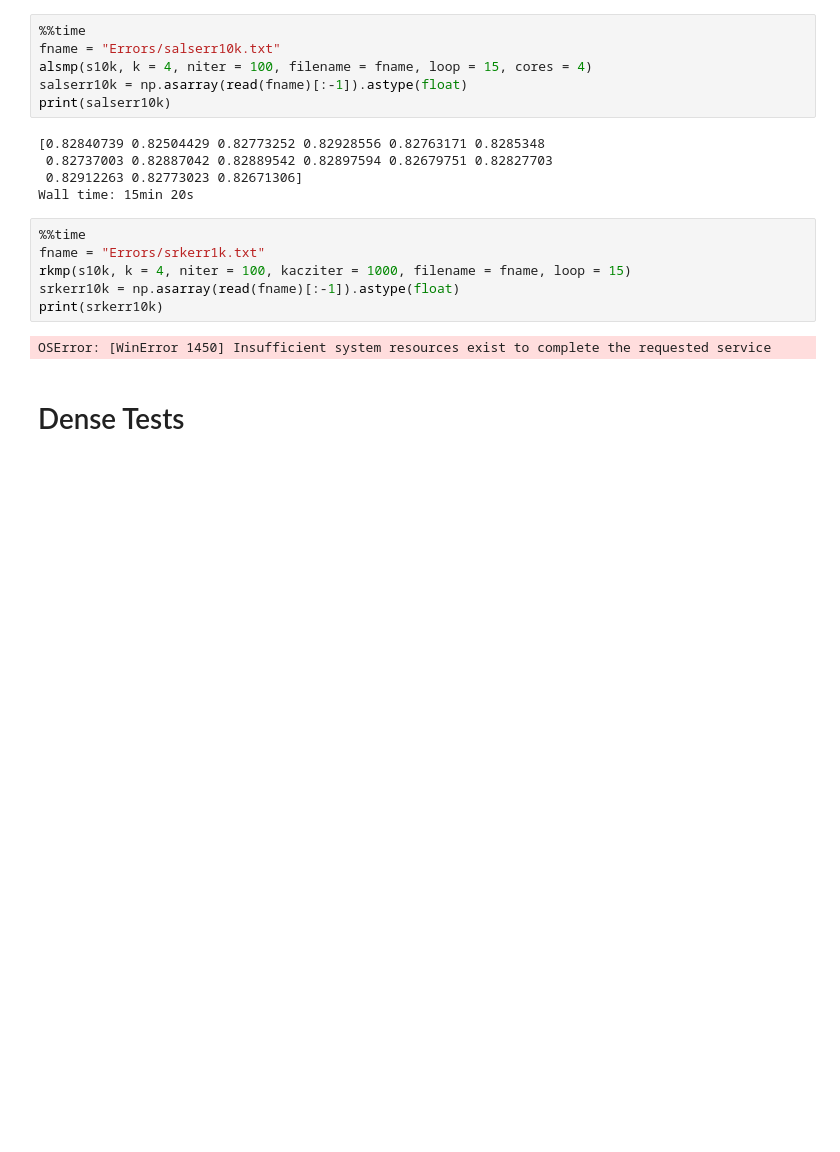
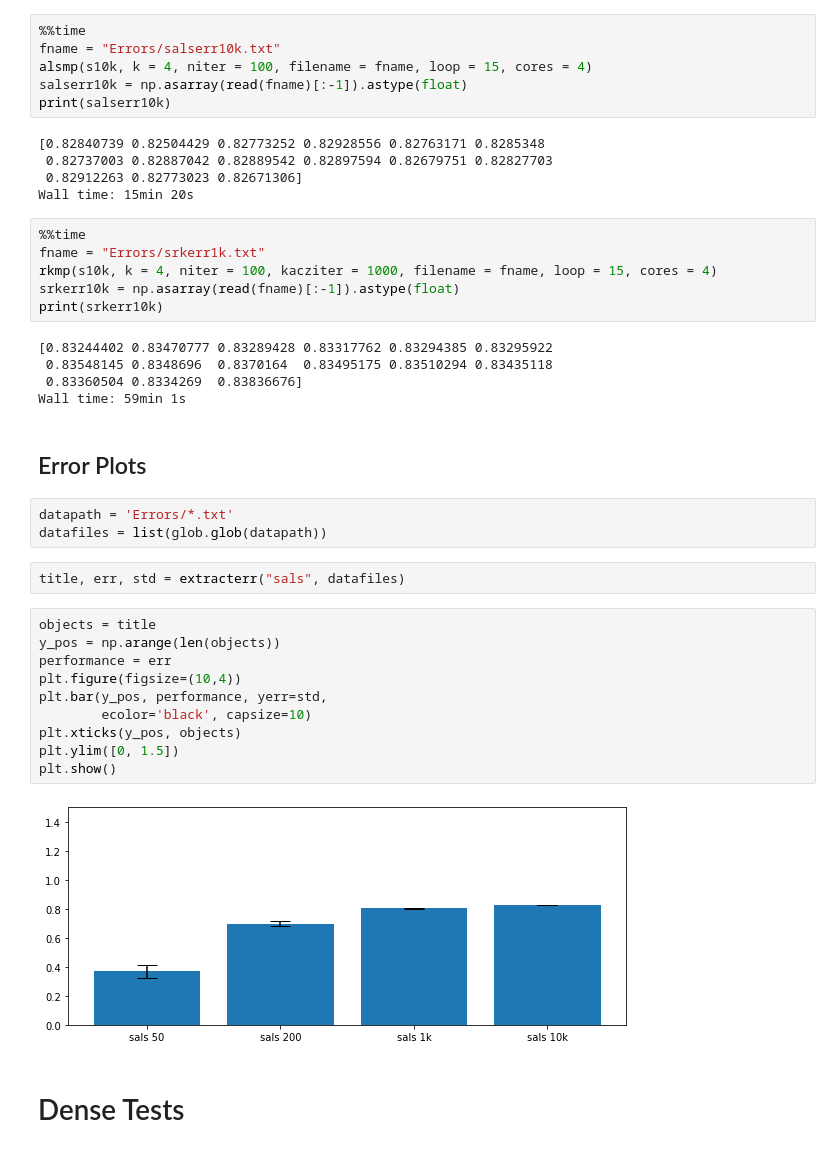
Before and after one commit to chauedwin/mf-algorithms, a Jupyter notebook: algtests.ipynb, the cells around one changed output. Saved outputs shown, nothing was run; the diff lists cells and outputs as text; blank space fills up the shorter version.

```diff
--- a/algtests.ipynb
+++ b/algtests.ipynb
@@ -120,11 +123,33 @@ Wall time: 15min 20s
 # %%
 %%time
 fname = "Errors/srkerr1k.txt"
-rkmp(s10k, k = 4, niter = 100, kacziter = 1000, filename = fname, loop = 15)
+rkmp(s10k, k = 4, niter = 100, kacziter = 1000, filename = fname, loop = 15, cores = 4)
 srkerr10k = np.asarray(read(fname)[:-1]).astype(float)
 print(srkerr10k)
 # %% [output]
-OSError: [WinError 1450] Insufficient system resources exist to complete the requested service
+[0.83244402 0.83470777 0.83289428 0.83317762 0.83294385 0.83295922
+ 0.83548145 0.8348696  0.8370164  0.83495175 0.83510294 0.83435118
+ 0.83360504 0.8334269  0.83836676]
+Wall time: 59min 1s
+# %% [markdown]
+## Error Plots
+# %%
+datapath = 'Errors/*.txt'
+datafiles = list(glob.glob(datapath))
+# %%
+title, err, std = extracterr("sals", datafiles)
+# %%
+objects = title
+y_pos = np.arange(len(objects))
+performance = err
+plt.figure(figsize=(10,4))
+plt.bar(y_pos, performance, yerr=std,
+        ecolor='black', capsize=10)
+plt.xticks(y_pos, objects)
+plt.ylim([0, 1.5])
+plt.show()
+# %% [output]
+[figure, added]
 # %% [markdown]
 # Dense Tests
 # %% [markdown]
```
Also changed, not shown: parts of 23 cells of this notebook, 14 other files.
